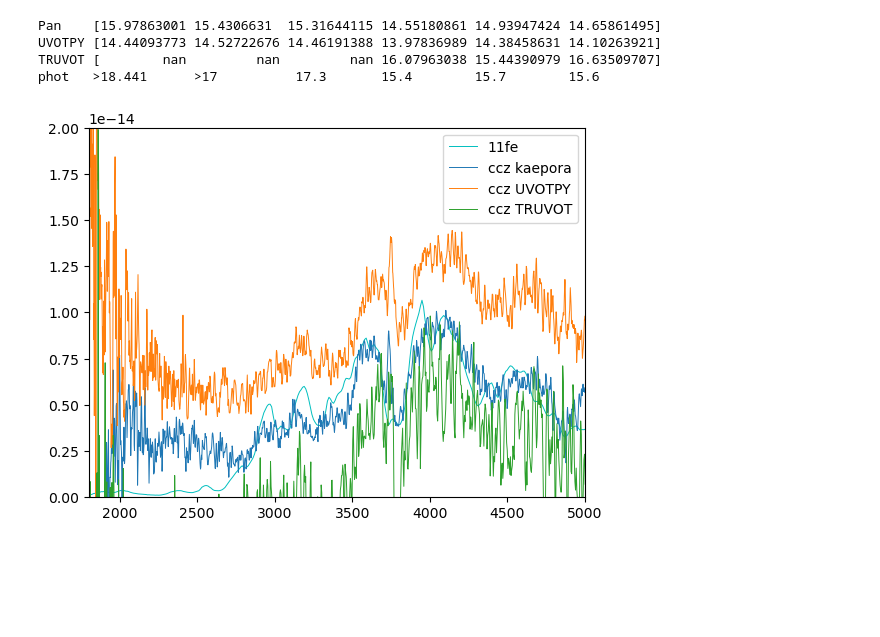
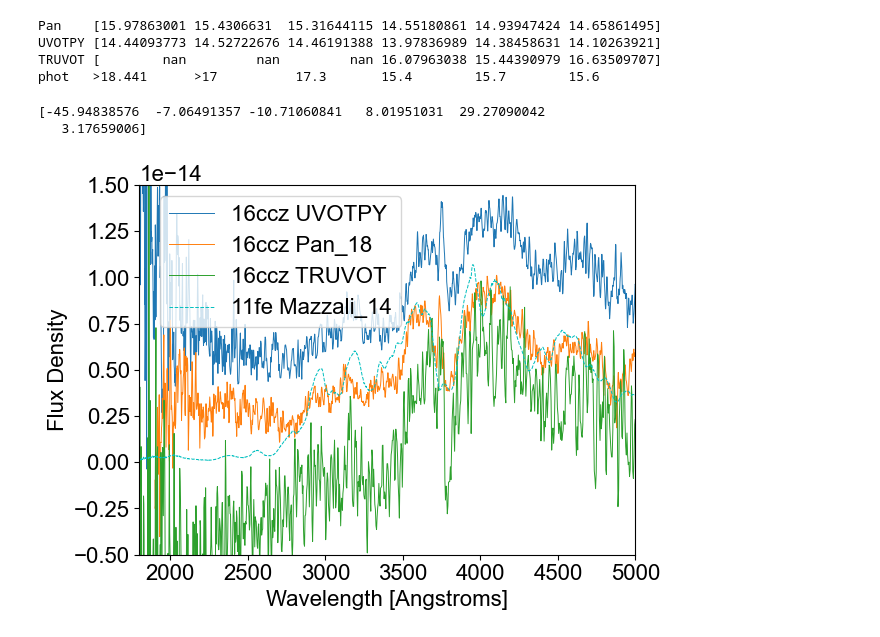
Before and after one commit to pbrown801/aggienova, a Jupyter notebook: pythoncode/SN2016ccz_specphot_specplot.ipynb, the cells around one changed output. Cells and saved outputs as stored; diff of their text form; code cells hidden in the pictures; blank space fills up the shorter version.

```diff
--- a/pythoncode/SN2016ccz_specphot_specplot.ipynb
+++ b/pythoncode/SN2016ccz_specphot_specplot.ipynb
@@ -3,7 +3,7 @@ from specin_countsout import *
 
 import matplotlib.pyplot as plt
 # %%
-file1='/Users/supernova/Downloads/SN2011fe_peak_11fe_appended.dat'
+file1='/Users/supernova/Desktop/SN/github/UVSNIa/original_spectra/SN2011fe_2011-09-10_09-22-00_HST_STIS_HST-Ia.dat'
 file2='/Users/supernova/Downloads/sn2016ccz-20160528.87-fixedbg-swift.flm'
 
 file3='/Users/supernova/Downloads/00034557002sumspectrum.txt'
@@ -63,22 +63,41 @@ Pan    [15.97863001 15.4306631  15.31644115 14.55180861 14.93947424 14.65861495]
 UVOTPY [14.44093773 14.52722676 14.46191388 13.97836989 14.38458631 14.10263921]
 TRUVOT [        nan         nan         nan 16.07963038 15.44390979 16.63509707]
 phot   >18.441      >17          17.3       15.4        15.7        15.6
+# %%
+print(subcounts_array)
+# %% [output]
+[-45.94838576  -7.06491357 -10.71060841   8.01951031  29.27090042
+   3.17659006]
 # %%
+# Define font sizes
+SIZE_DEFAULT = 16
+
+plt.rcParams["font.sans-serif"] = ["Arial", "DejaVu Sans"]
+plt.rcParams["font.family"] = "sans-serif"
+plt.rcParams["font.size"] = SIZE_DEFAULT
+plt.rcParams["axes.titlesize"] = SIZE_DEFAULT
+plt.rcParams["axes.labelsize"] = SIZE_DEFAULT
+plt.rcParams["xtick.labelsize"] = SIZE_DEFAULT
+plt.rcParams["ytick.labelsize"] = SIZE_DEFAULT
 #plt.plot(wave1, np.log10(np.asarray(flux1)), 'c-', label = "1", alpha = 1, linewidth = .7)
 #plt.plot(wave2, np.log10(np.asarray(flux2)), '-', label = "2", alpha = 1, linewidth = .7)
-plt.plot(wave1, np.asarray(flux1)/100, 'c-', label = "11fe", alpha = 1, linewidth = .7)
-plt.plot(wave2, np.asarray(flux2), '-', label = "ccz kaepora", alpha = 1, linewidth = .7)
-plt.plot(wave3, np.asarray(flux3), '-', label = "ccz UVOTPY", alpha = 1, linewidth = .7)
-plt.plot(wave4, np.asarray(flux4), '-', label = "ccz TRUVOT", alpha = 1, linewidth = .7)
+plt.plot(wave3, np.asarray(flux3), '-', label = "16ccz UVOTPY", alpha = 1, linewidth = .7)
+plt.plot(wave2, np.asarray(flux2), '-', label = "16ccz Pan_18", alpha = 1, linewidth = .7)
+plt.plot(wave4, np.asarray(flux4), '-', label = "16ccz TRUVOT", alpha = 1, linewidth = .7)
+plt.plot(wave1, np.asarray(flux1)/100, 'c-', label = "11fe Mazzali_14", linestyle="--", alpha = 1, linewidth = .7)
 #plt.yscale('log')
 plt.xlim([1800,5000])
-plt.ylim([0,2*10**(-14.0)])
+plt.ylim([0,1.5*10**(-14.0)])
+plt.ylim([-0.5*10**(-14.0),1.5*10**(-14.0)])
+plt.xlabel("Wavelength [Angstroms]")
+plt.ylabel("Flux Density")
 #plt.ylim([10**(-16),10**(-14)])
 
-plt.legend()
+plt.legend(loc='upper right', bbox_to_anchor=(0.55, 1))
 #axes = plt.axes()
 #axes.set_xlim([1600,5600])
 #axes.set_ylim([10**(-16),10**(-14)])
+plt.savefig("SN2016ccj_2011fe_ergs.png")
 plt.show()
 # %% [output]
-[figure, old version]
+[figure, new version]
```
Also changed, not shown: 9 other files.
